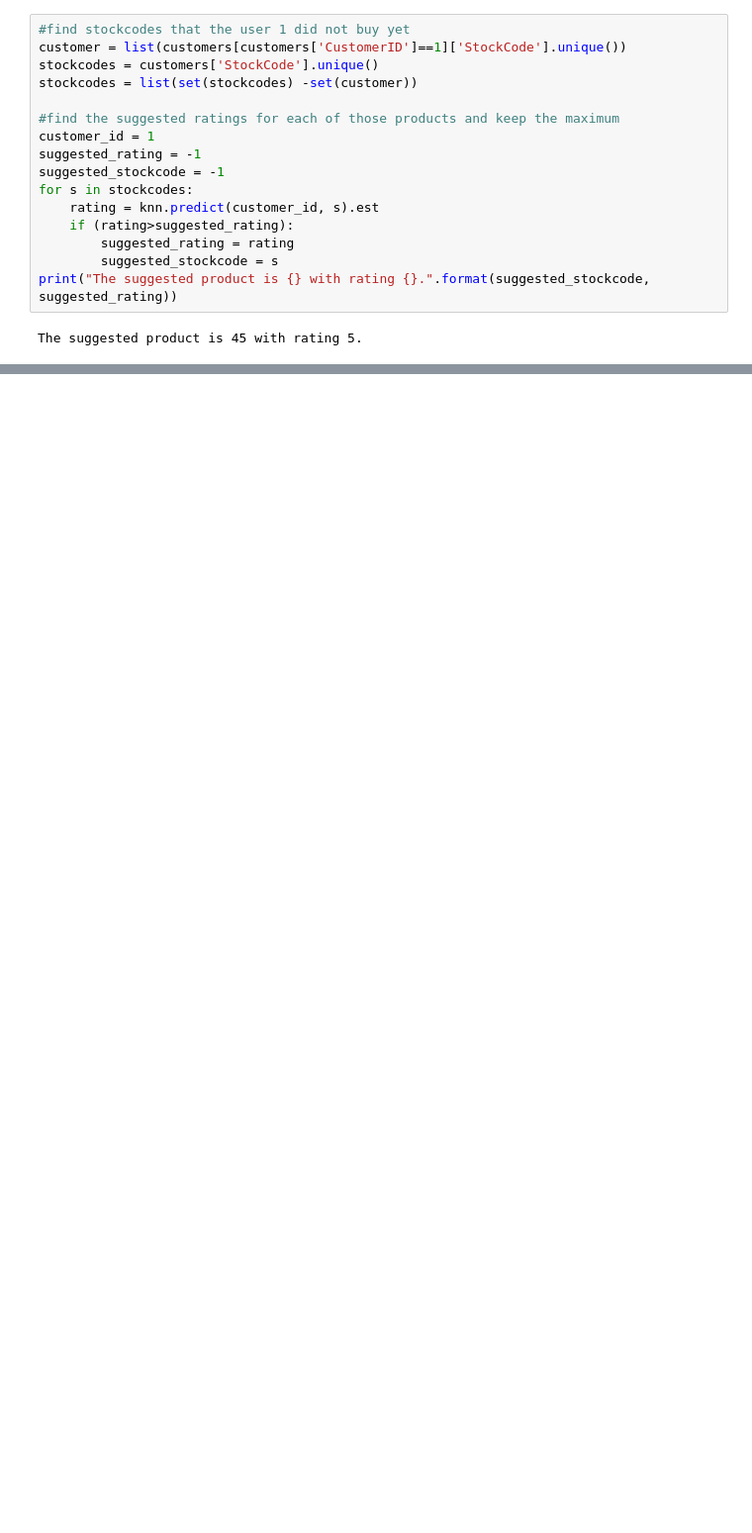
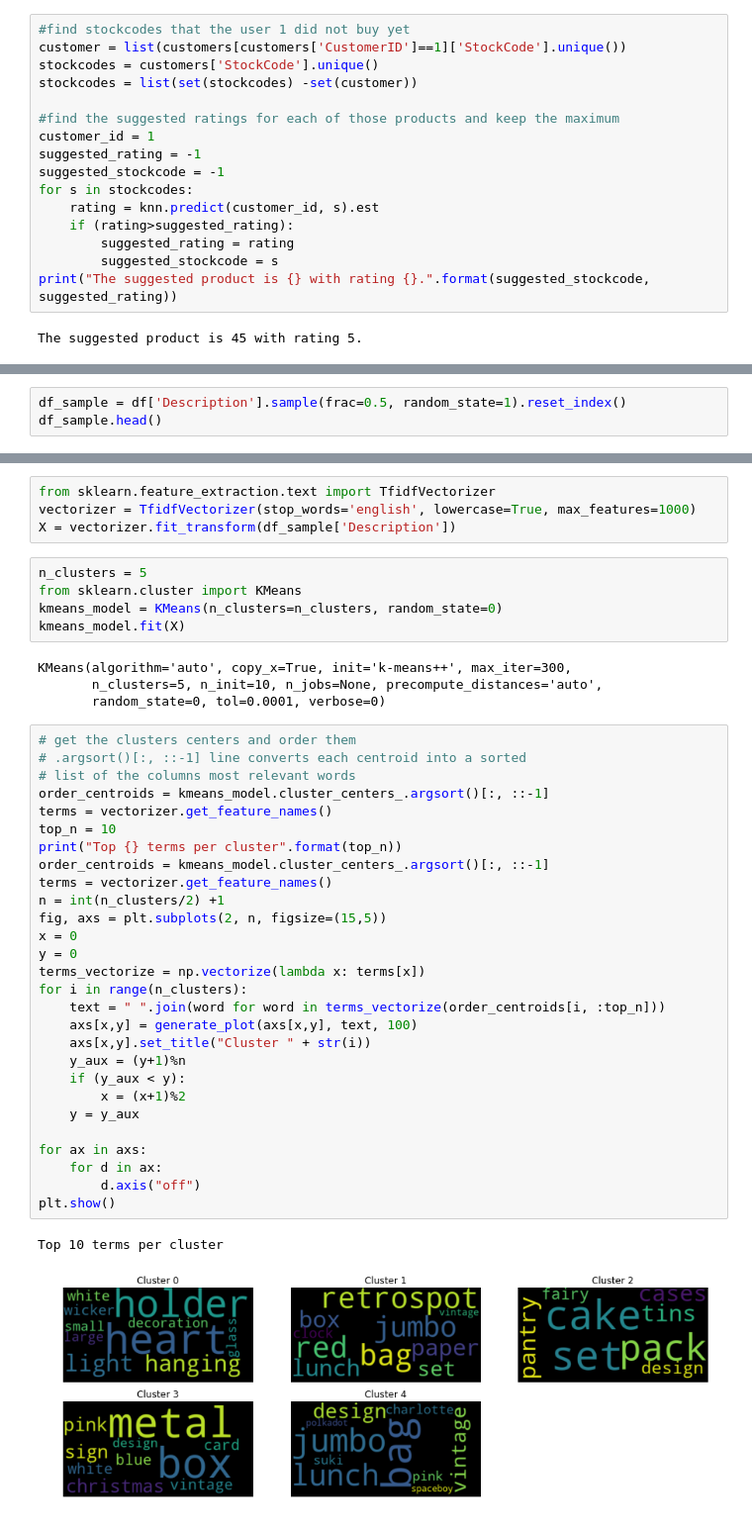
Before and after one commit to rootstrap/datasciene-ecommerce, a Jupyter notebook: e-commerce-example.ipynb, the cells around one changed output, grey strips where cells are left out. Shown at 99% size. Saved outputs shown, nothing was run; the diff lists cells and outputs as text; blank space fills up the shorter version.

```diff
--- a/e-commerce-example.ipynb
+++ b/e-commerce-example.ipynb
@@ -922,0 +979,3 @@ The suggested product is 45 with rating 5.
+# %%
+df_sample = df['Description'].sample(frac=0.5, random_state=1).reset_index()
+df_sample.head()
@@ -922,0 +989,44 @@ The suggested product is 45 with rating 5.
+# %%
+from sklearn.feature_extraction.text import TfidfVectorizer
+vectorizer = TfidfVectorizer(stop_words='english', lowercase=True, max_features=1000)
+X = vectorizer.fit_transform(df_sample['Description'])
+# %%
+n_clusters = 5
+from sklearn.cluster import KMeans
+kmeans_model = KMeans(n_clusters=n_clusters, random_state=0)
+kmeans_model.fit(X)
+# %% [output]
+KMeans(algorithm='auto', copy_x=True, init='k-means++', max_iter=300,
+       n_clusters=5, n_init=10, n_jobs=None, precompute_distances='auto',
+       random_state=0, tol=0.0001, verbose=0)
+# %%
+# get the clusters centers and order them
+# .argsort()[:, ::-1] line converts each centroid into a sorted
+# list of the columns most relevant words
+order_centroids = kmeans_model.cluster_centers_.argsort()[:, ::-1]
+terms = vectorizer.get_feature_names()
+top_n = 10
+print("Top {} terms per cluster".format(top_n))
+order_centroids = kmeans_model.cluster_centers_.argsort()[:, ::-1]
+terms = vectorizer.get_feature_names()
+n = int(n_clusters/2) +1
+fig, axs = plt.subplots(2, n, figsize=(15,5))
+x = 0
+y = 0
+terms_vectorize = np.vectorize(lambda x: terms[x])
+for i in range(n_clusters):
+    text = " ".join(word for word in terms_vectorize(order_centroids[i, :top_n]))
+    axs[x,y] = generate_plot(axs[x,y], text, 100)
+    axs[x,y].set_title("Cluster " + str(i))
+    y_aux = (y+1)%n
+    if (y_aux < y):
+        x = (x+1)%2
+    y = y_aux
+
+for ax in axs:
+    for d in ax:
+        d.axis("off")
+plt.show()
+# %% [output]
+Top 10 terms per cluster
+[figure, added]
```
Also changed, not shown: parts of 27 cells of this notebook.
